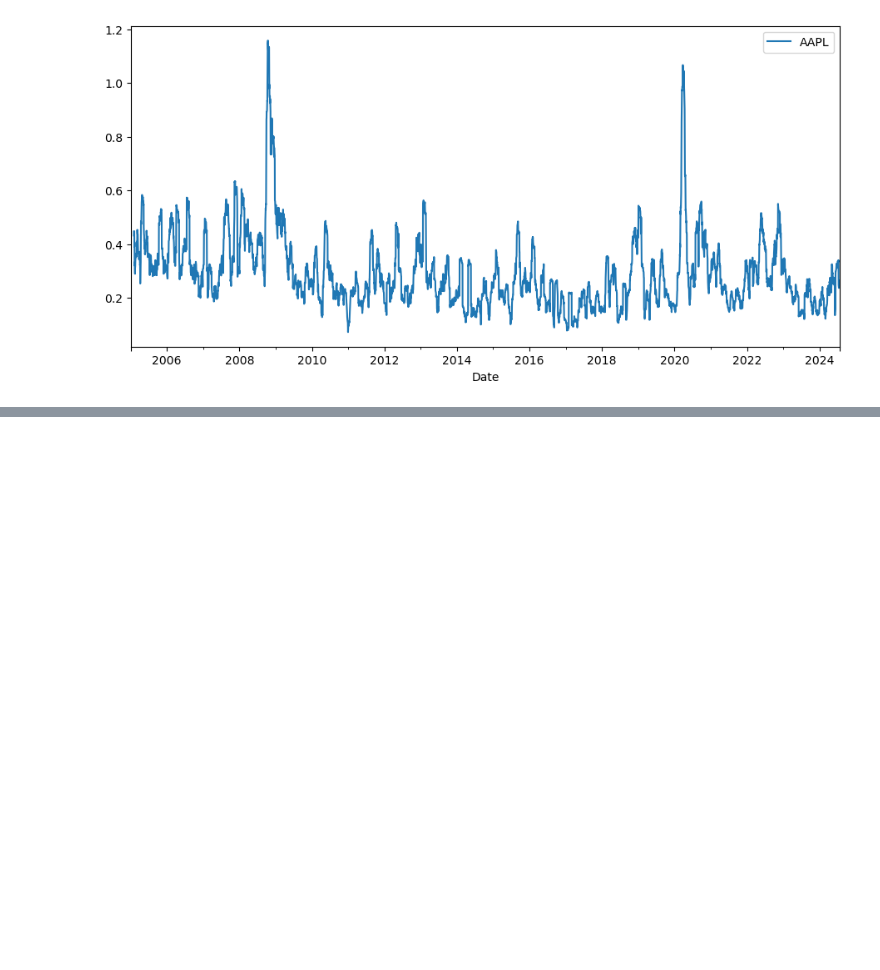
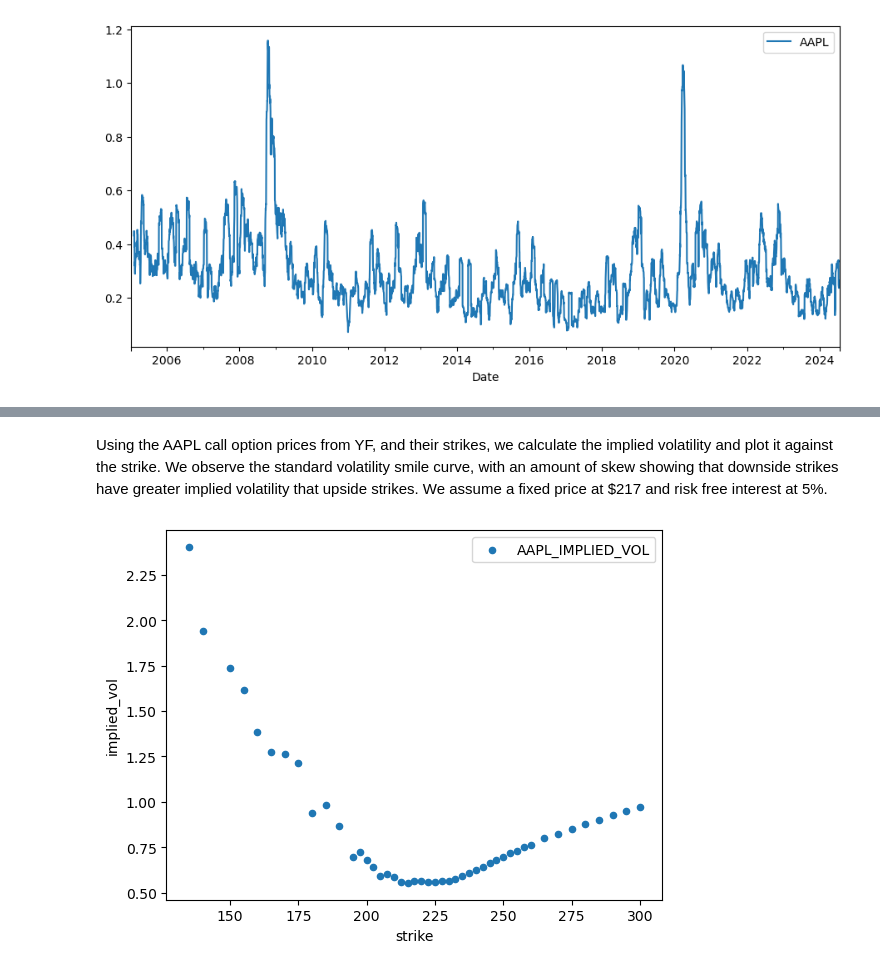
Before and after one commit to christianatanasov/algodisco, a Jupyter notebook: finance/volatility.ipynb, the cells around one changed output, grey strips where cells are left out. Drawn from its saved outputs; the diff is of its cells as text; code cells hidden in the pictures; blank space fills up the shorter version.

```diff
--- a/finance/volatility.ipynb
+++ b/finance/volatility.ipynb
@@ -48,0 +46,10 @@ yf.Ticker('AAPL').option_chain()[0][['strike', 'impliedVolatility']].plot.scatte
+# %%
+def iv2(C, S, K, r, dt):
+    for sigma in np.linspace(0, 3, 500):
+        if (C - call(S, K, r, dt, sigma)) < 1e-4:
+            return sigma
+# %%
+oc = yf.Ticker('AAPL').option_chain()[0] # The Yahoo Finance API gives 2 results, call options at [0] and put options [1]
+# %%
+oc_expiry = datetime.date(2024, 8, 2)
+dt = (np.busday_count(datetime.date.today(), oc_expiry) + 1) / 251
@@ -48,0 +65,12 @@ yf.Ticker('AAPL').option_chain()[0][['strike', 'impliedVolatility']].plot.scatte
+# %% [markdown]
+Using the AAPL call option prices from YF, and their strikes, we calculate the implied volatility and plot it against the strike. We observe the standard volatility smile curve, with an amount of skew showing that downside strikes have greater implied volatility that upside strikes. We assume a fixed price at $217 and risk free interest at 5%.
+# %%
+ro = pd.DataFrame()
+for x in oc.loc[oc['strike']>125][['strike', 'lastPrice']].values:
+    K, C = x
+    sigma = iv2(C, 217, K, 0.05, dt)
+    ro = ro.append(pd.DataFrame({'strike' : [K], 'C' : [C], 'implied_vol' : [sigma], 'S' : [217]}))
+ro[['strike', 'implied_vol']].plot.scatter(x='strike', y='implied_vol', label='AAPL_IMPLIED_VOL')
+plt.show()
+# %% [output]
+[figure, added]
```
Also changed, not shown: parts of 12 cells of this notebook, 1 other file.
